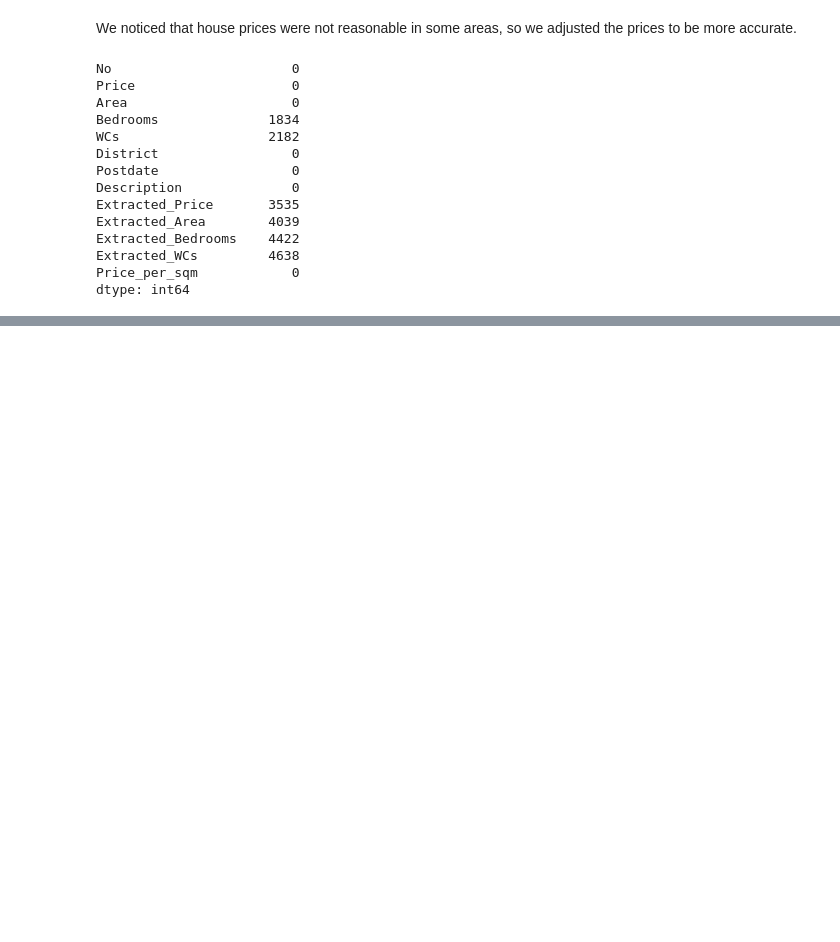
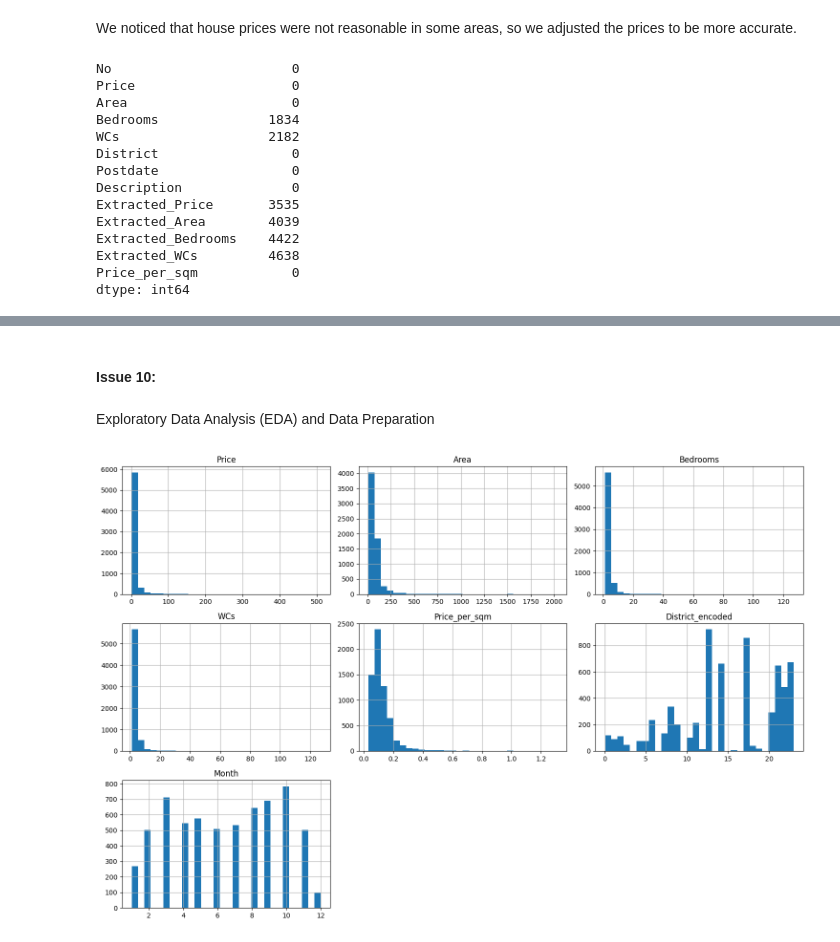
Before and after one commit to vtphatt2/House-Price-Prediction, a Jupyter notebook: DataPreprocessing/data_preprocessing.ipynb, the cells around one changed output, grey strips where cells are left out. Saved outputs shown, nothing was run; the diff lists cells and outputs as text; code cells hidden in the pictures; blank space fills up the shorter version.

Commit message:
Data/preprocessed_data.csv, DataPreprocessing/data_preprocessing.ipynb - fill bedrooms, wcs and complete EDA

```diff
--- a/DataPreprocessing/data_preprocessing.ipynb
+++ b/DataPreprocessing/data_preprocessing.ipynb
@@ -541,0 +691,18 @@ dtype: int64
+# %%
+# Dự đoán giá trị thiếu cho cột Bedrooms
+bedrooms_missing_indices = df[df['Bedrooms'].isnull()].index
+X_bedrooms_missing = df.loc[bedrooms_missing_indices, features]
+bedrooms_missing_predicted = knn_bedrooms.predict(X_bedrooms_missing)
+
+# Dự đoán giá trị thiếu cho cột WCs
+wcs_missing_indices = df[df['WCs'].isnull()].index
+X_wcs_missing = df.loc[wcs_missing_indices, features]
+wcs_missing_predicted = knn_wcs.predict(X_wcs_missing)
+
+# Làm tròn giá trị đã dự đoán về số nguyên gần nhất
+bedrooms_missing_predicted_rounded = [round(value) for value in bedrooms_missing_predicted]
+wcs_missing_predicted_rounded = [round(value) for value in wcs_missing_predicted]
+
+# Điền các giá trị đã dự đoán và làm tròn vào cột tương ứng
+df.loc[bedrooms_missing_indices, 'Bedrooms'] = bedrooms_missing_predicted_rounded
+df.loc[wcs_missing_indices, 'WCs'] = wcs_missing_predicted_rounded
@@ -541,0 +729,15 @@ dtype: int64
+# %% [markdown]
+#### **Issue 10:**
+# %% [markdown]
+Exploratory Data Analysis (EDA) and Data Preparation
+# %%
+import seaborn as sns
+import matplotlib.pyplot as plt
+# Định nghĩa các biến số
+numeric_features = ['Price', 'Area', 'Bedrooms', 'WCs', 'Price_per_sqm', 'District_encoded', 'Month']
+# Vẽ Histogram cho các biến số
+df[numeric_features].hist(bins=30, figsize=(15, 10))
+plt.tight_layout()
+plt.show()
+# %% [output]
+[figure, added]
```
Also changed, not shown: parts of 21 cells of this notebook, 1 other file.
